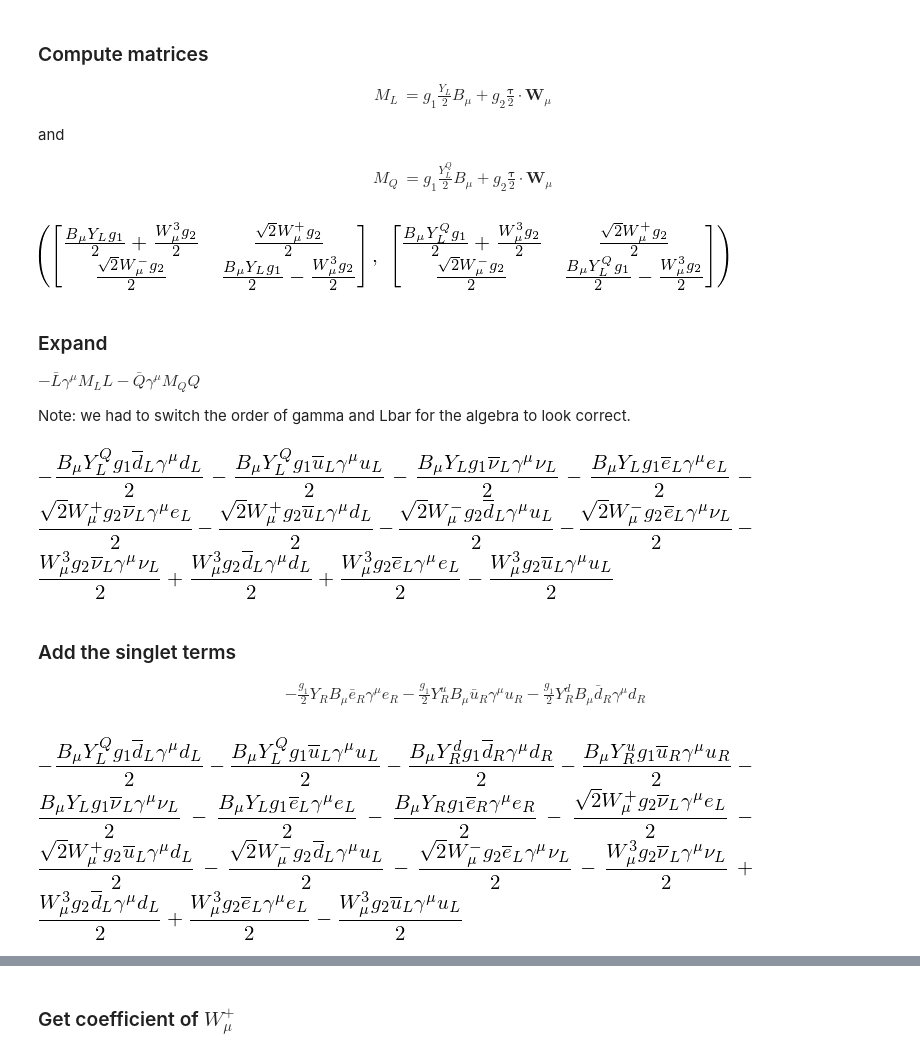
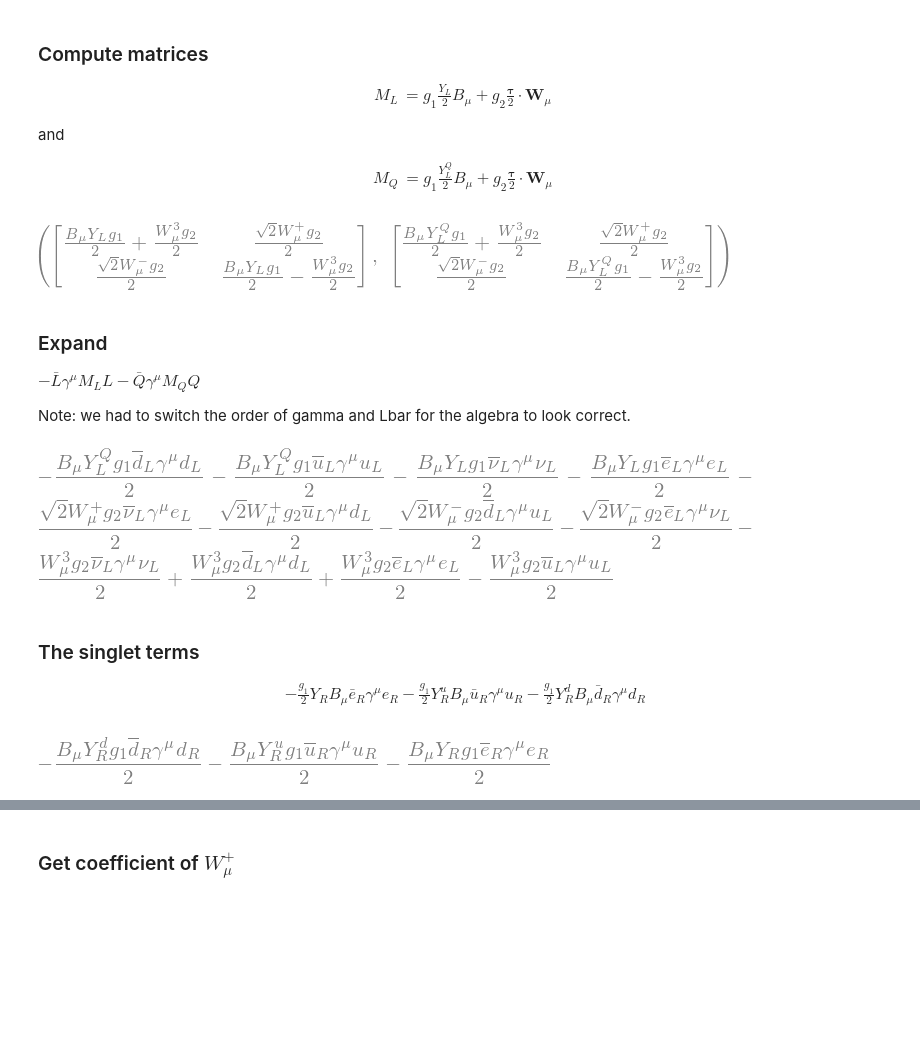
Before and after one commit to hbprosper/GSW, a Jupyter notebook: GlashowSalamWeinberg.ipynb, the cells around one changed output, grey strips where cells are left out. Cells and saved outputs as stored; diff of their text form; code cells hidden in the pictures; blank space fills up the shorter version.

```diff
--- a/GlashowSalamWeinberg.ipynb
+++ b/GlashowSalamWeinberg.ipynb
@@ -200,8 +210,8 @@ Wplus, Wminus, Z, A
 # %% [markdown]
 ### Define couplings, hypercharges, and weak mixing angle $\theta_W$
 # %%
-g1, g2, thetaW     = sm.symbols('g_1 g_2 \\theta_W')
+g1, g2, q, thetaW     = sm.symbols('g_1 g_2 q \\theta_W')
 YQL, YdL, YuR, YdR = sm.symbols('Y^Q_L Y^d_L Y^u_R Y^d_R')
 YL, YR, YphiL      = sm.symbols('Y_L Y_R Y_L^\phi')
-g1, g2, YL, YR, YQL, YuR, YdR, YphiL, thetaW
+g1, g2, q, YL, YR, YQL, YuR, YdR, YphiL, thetaW
 # %% [output]
@@ -261,31 +271,31 @@ MQ = (g1/2)*YQL*b + (g2/2)*w
 
 ML, MQ
 # %% [output]
-[figure, old version]
+[figure, new version]
 # %% [markdown]
 ### Expand
 $- \bar{L} \gamma^\mu M_L L - \bar{Q} \gamma^\mu M_Q Q$
 
 Note: we had to switch the order of gamma and Lbar for the algebra to look correct.
 # %%
-a = sm.expand(-gamma*Lbar*ML*L)[0] + sm.expand(-gamma*Qbar*MQ*Q)[0]
-a
+l = sm.expand(-gamma*Lbar*ML*L)[0] + sm.expand(-gamma*Qbar*MQ*Q)[0]
+l
 # %% [output]
-[figure, old version]
+[figure, new version]
 # %% [markdown]
-### Add  the singlet terms
+### The singlet terms
 \begin{align*}
 - \frac{g_1}{2} Y_{R} B_{\mu} \bar{e}_R \gamma^\mu  e_R
 - \frac{g_1}{2} Y^u_{R} B_{\mu} \bar{u}_R \gamma^\mu  u_R
 - \frac{g_1}{2} Y^d_{R} B_{\mu} \bar{d}_R \gamma^\mu  d_R
 \end{align*}
 # %%
-l = a
-l = l - (g1/2)*YR*B*ebarR*gamma*eR
-l = l - (g1/2)*YuR*ubarR*gamma*B*uR
-l = l - (g1/2)*YdR*dbarR*gamma*B*dR
-l
+r  = (g1/2)*YR*B*ebarR*gamma*eR
+r += (g1/2)*YuR*ubarR*gamma*B*uR
+r += (g1/2)*YdR*dbarR*gamma*B*dR
+r  = -r
+r
 # %% [output]
-[figure, old version]
+[figure, new version]
 # %% [markdown]
 ### The unification of the electromagnetic and weak nuclear forces
```
Also changed, not shown: parts of 76 cells of this notebook, 3 other files.
